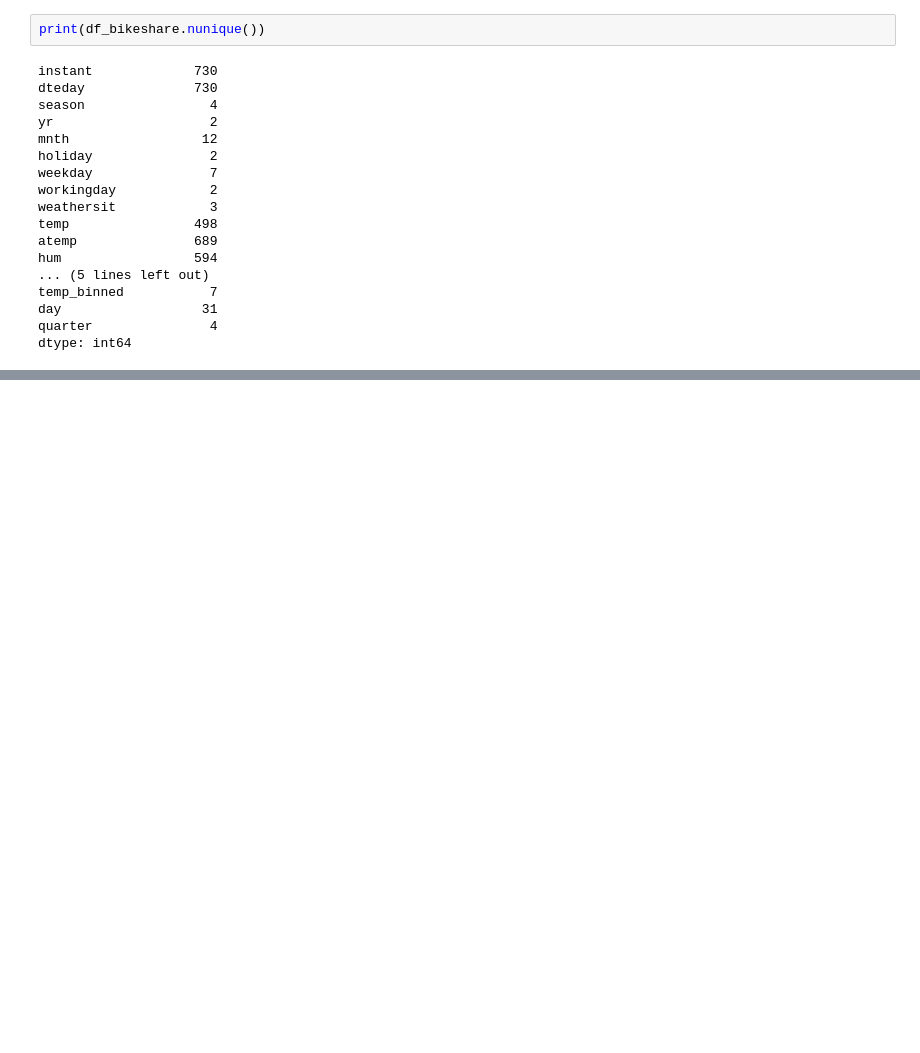
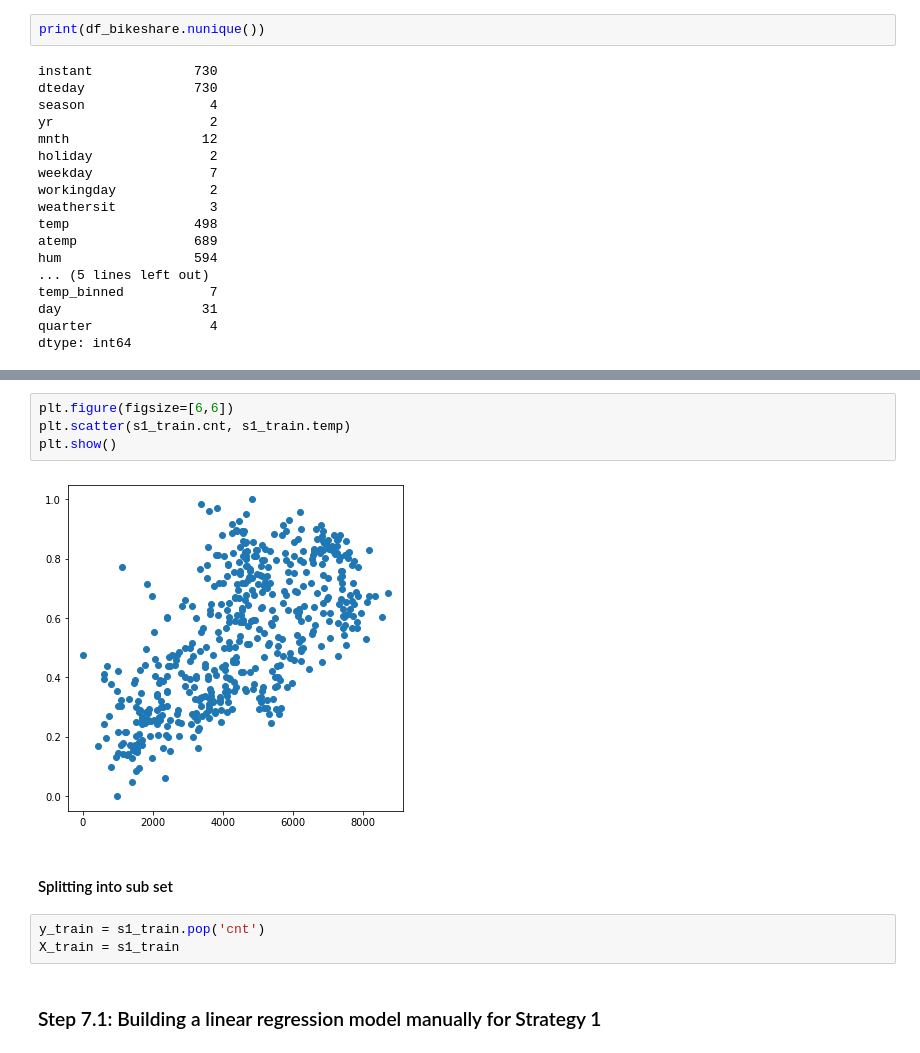
Before and after one commit to ishankarve/Linear-Regression, a Jupyter notebook: Multiple Linear Regression in Python/Assignment/Bike Sharing.ipynb, the cells around one changed output, grey strips where cells are left out. Cells and saved outputs as stored; diff of their text form; blank space fills up the shorter version.

```diff
--- a/Multiple Linear Regression in Python/Assignment/Bike Sharing.ipynb
+++ b/Multiple Linear Regression in Python/Assignment/Bike Sharing.ipynb
@@ -401,0 +464,13 @@ dtype: int64
+# %%
+plt.figure(figsize=[6,6])
+plt.scatter(s1_train.cnt, s1_train.temp)
+plt.show()
+# %% [output]
+[figure, added]
+# %% [markdown]
+#### Splitting into sub set
+# %%
+y_train = s1_train.pop('cnt')
+X_train = s1_train
+# %% [markdown]
+### Step 7.1: Building a linear regression model manually for Strategy 1
```
Also changed, not shown: parts of 15 cells of this notebook.
